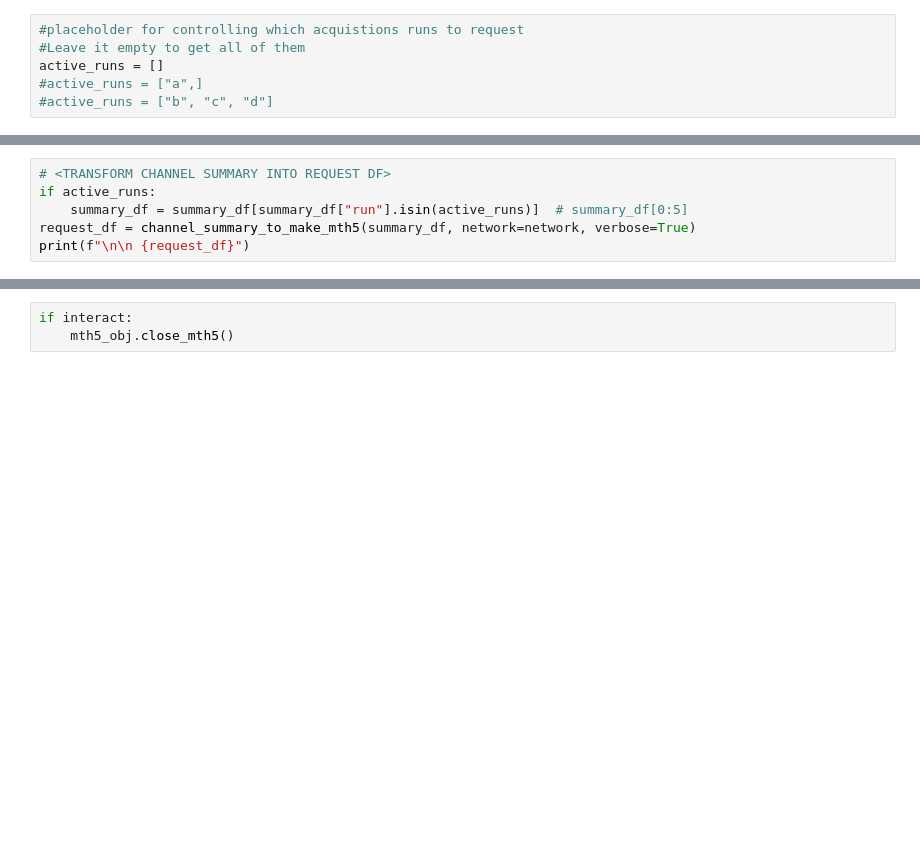
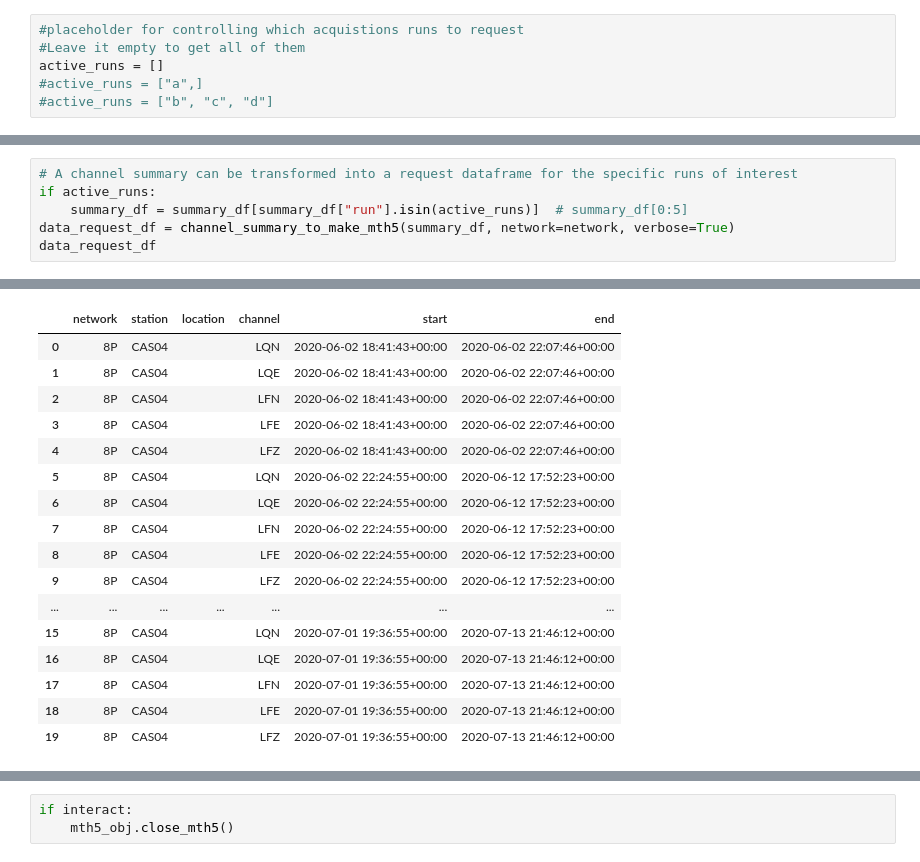
Before and after one commit to simpeg/aurora, a Jupyter notebook: docs/examples/make_cas04_single_station_h5.ipynb, the cells around one changed output, grey strips where cells are left out. Drawn from its saved outputs; the diff is of its cells as text; blank space fills up the shorter version.

Commit message:
parital-manual merge main into fix_issue_283

```diff
--- a/docs/examples/make_cas04_single_station_h5.ipynb
+++ b/docs/examples/make_cas04_single_station_h5.ipynb
@@ -91,9 +123,9 @@ print(summary_df)
 # %%
-# <TRANSFORM CHANNEL SUMMARY INTO REQUEST DF>
+# A channel summary can be transformed into a request dataframe for the specific runs of interest
 if active_runs:
     summary_df = summary_df[summary_df["run"].isin(active_runs)]  # summary_df[0:5]
-request_df = channel_summary_to_make_mth5(summary_df, network=network, verbose=True)
-print(f"\n\n {request_df}")
+data_request_df = channel_summary_to_make_mth5(summary_df, network=network, verbose=True)
+data_request_df
 # %% [output]
 ('CAS04', 'a'), from 2020-06-02 18:41:43+00:00, to 2020-06-02 22:07:46+00:00
 ('CAS04', 'b'), from 2020-06-02 22:24:55+00:00, to 2020-06-12 17:52:23+00:00
@@ -114,0 +134,17 @@ print(f"\n\n {request_df}")
+|  | network | station | location | channel | start | end |
+| 0 | 8P | CAS04 |  | LQN | 2020-06-02 18:41:43+00:00 | 2020-06-02 22:07:46+00:00 |
+| 1 | 8P | CAS04 |  | LQE | 2020-06-02 18:41:43+00:00 | 2020-06-02 22:07:46+00:00 |
+| 2 | 8P | CAS04 |  | LFN | 2020-06-02 18:41:43+00:00 | 2020-06-02 22:07:46+00:00 |
+| 3 | 8P | CAS04 |  | LFE | 2020-06-02 18:41:43+00:00 | 2020-06-02 22:07:46+00:00 |
+| 4 | 8P | CAS04 |  | LFZ | 2020-06-02 18:41:43+00:00 | 2020-06-02 22:07:46+00:00 |
+| 5 | 8P | CAS04 |  | LQN | 2020-06-02 22:24:55+00:00 | 2020-06-12 17:52:23+00:00 |
+| 6 | 8P | CAS04 |  | LQE | 2020-06-02 22:24:55+00:00 | 2020-06-12 17:52:23+00:00 |
+| 7 | 8P | CAS04 |  | LFN | 2020-06-02 22:24:55+00:00 | 2020-06-12 17:52:23+00:00 |
+| 8 | 8P | CAS04 |  | LFE | 2020-06-02 22:24:55+00:00 | 2020-06-12 17:52:23+00:00 |
+| 9 | 8P | CAS04 |  | LFZ | 2020-06-02 22:24:55+00:00 | 2020-06-12 17:52:23+00:00 |
+| ... | ... | ... | ... | ... | ... | ... |
+| 15 | 8P | CAS04 |  | LQN | 2020-07-01 19:36:55+00:00 | 2020-07-13 21:46:12+00:00 |
+| 16 | 8P | CAS04 |  | LQE | 2020-07-01 19:36:55+00:00 | 2020-07-13 21:46:12+00:00 |
+| 17 | 8P | CAS04 |  | LFN | 2020-07-01 19:36:55+00:00 | 2020-07-13 21:46:12+00:00 |
+| 18 | 8P | CAS04 |  | LFE | 2020-07-01 19:36:55+00:00 | 2020-07-13 21:46:12+00:00 |
+| 19 | 8P | CAS04 |  | LFZ | 2020-07-01 19:36:55+00:00 | 2020-07-13 21:46:12+00:00 |
```
Also changed, not shown: parts of 17 cells of this notebook, 47 other files.
